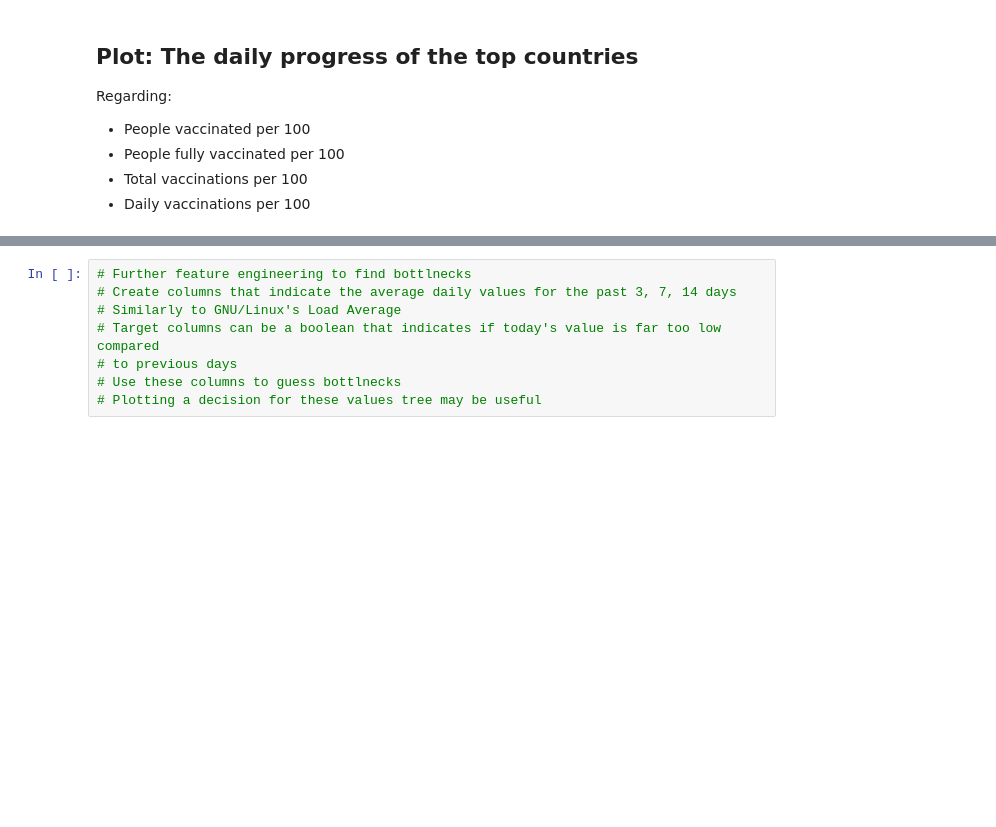
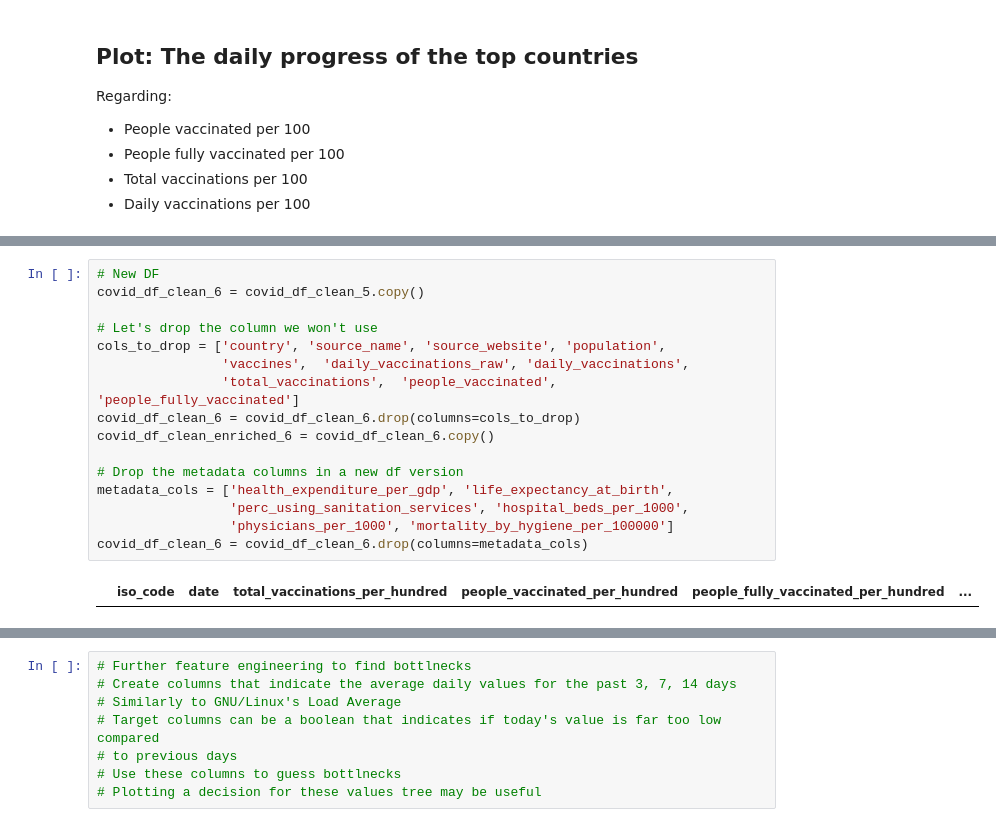
Before and after one commit to drkostas/covid19-vaccinations-predict, a Jupyter notebook: project.ipynb, the cells around one changed output, grey strips where cells are left out. Cells and saved outputs as stored; diff of their text form; blank space fills up the shorter version.

```diff
--- a/project.ipynb
+++ b/project.ipynb
@@ -654,0 +660,18 @@ vz.plot_vaccines_val_counts(covid_df_clean_5, cols_to_visualize,
+# %%
+# New DF
+covid_df_clean_6 = covid_df_clean_5.copy()
+
+# Let's drop the column we won't use
+cols_to_drop = ['country', 'source_name', 'source_website', 'population',
+                'vaccines',  'daily_vaccinations_raw', 'daily_vaccinations',
+                'total_vaccinations',  'people_vaccinated', 'people_fully_vaccinated']
+covid_df_clean_6 = covid_df_clean_6.drop(columns=cols_to_drop)
+covid_df_clean_enriched_6 = covid_df_clean_6.copy()
+
+# Drop the metadata columns in a new df version
+metadata_cols = ['health_expenditure_per_gdp', 'life_expectancy_at_birth',
+                 'perc_using_sanitation_services', 'hospital_beds_per_1000',
+                 'physicians_per_1000', 'mortality_by_hygiene_per_100000']
+covid_df_clean_6 = covid_df_clean_6.drop(columns=metadata_cols)
+# %% [output]
+|  | iso_code | date | total_vaccinations_per_hundred | people_vaccinated_per_hundred | people_fully_vaccinated_per_hundred | ... |
```
Also changed, not shown: parts of 22 cells of this notebook, 4 other files.
